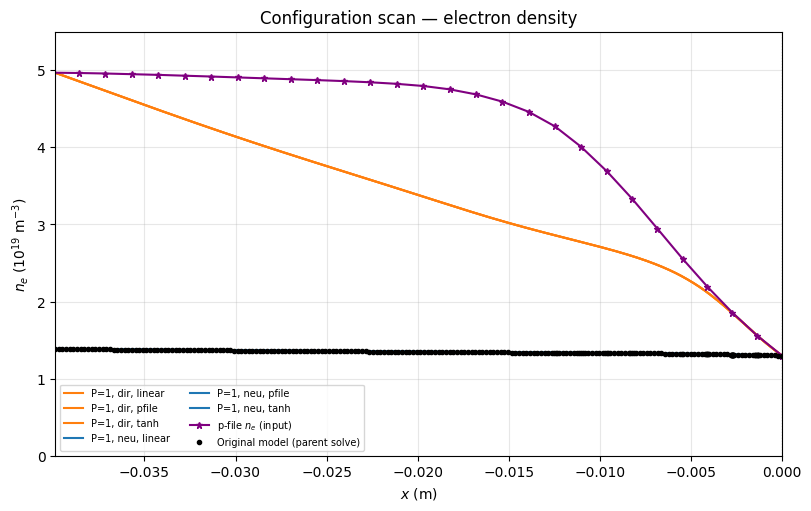
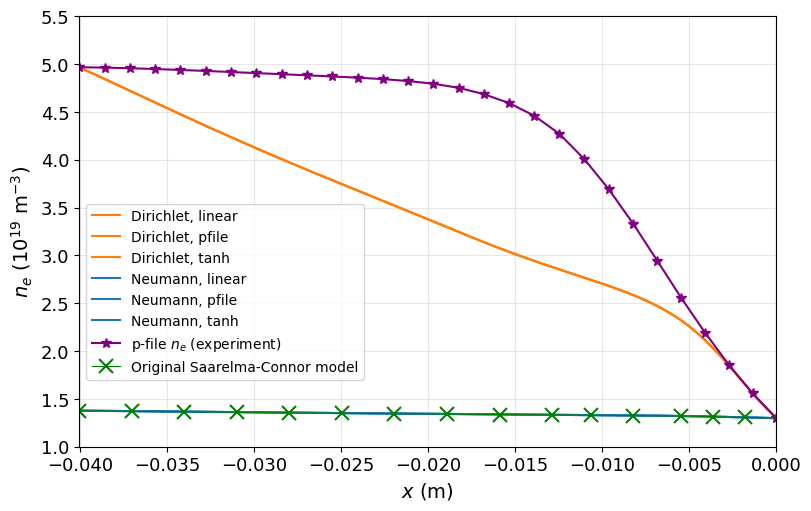
Unified diff of the notebook cell whose output changed from the first chart to the second:
--- before
+++ after
@@ -4,4 +4,23 @@
 linestyles = {True: "-", False: "--"}
 colors_bc = {"neumann": "tab:blue", "dirichlet": "tab:orange"}
+
+
+def _plot_og_saarelma_connor(ax, x_plot, y, scale, label="Original Saarelma-Connor model", x_y=None):
+    """Sparse green markers for the parent ``solve()`` profile."""
+    x_plot = np.asarray(x_plot, dtype=float)
+    y = np.asarray(y, dtype=float)
+    if x_y is None:
+        x_y = x_plot
+    else:
+        x_y = np.asarray(x_y, dtype=float)
+    if x_plot.shape != y.shape:
+        y = np.interp(x_plot, x_y, y)
+    markevery = max(1, len(x_plot) // 15)
+    ax.plot(
+        x_plot, y / scale,
+        linestyle="-", color="green", marker="x",
+        markevery=markevery, ms=10, mew=1.5, lw=0.8,
+        label=label,
+    )
 
 
@@ -12,5 +31,5 @@
         if not res["ok"]:
             continue
-        lbl = f"P={int(use_picard)}, {ne_inner_bc[:3]}, {initial_guess}"
+        lbl = f"{ne_inner_bc.capitalize()}, {initial_guess}"
         ax.plot(
             res["x"],
@@ -26,9 +45,10 @@
 
     ax.axvline(0, color="k", ls=":", lw=0.8)
-    ax.set_xlabel(r"$x$ (m)")
-    ax.set_ylabel(ylabel)
-    ax.set_title(title)
+    ax.set_xlabel(r"$x$ (m)", fontsize=14)
+    ax.set_ylabel(ylabel, fontsize=14)
+    # ax.set_title(title)
     ax.grid(True, alpha=0.3)
-    ax.legend(fontsize=7, ncol=2, loc="best")
+    ax.tick_params(axis="both", labelsize=13)
+    ax.legend(fontsize=10, ncol=1, loc="lower left", bbox_to_anchor=(0, 0.14))
 
 
@@ -42,18 +62,16 @@
 ax_ne.plot(
     model.x_init, model.n_e_pres / 1e19, 
-    "*-", color="purple", ms=5,
-    label="p-file $n_e$ (input)",
+    "*-", color="purple", ms=7,
+    label="p-file $n_e$ (experiment)",
 )
 try:
-    ax_ne.plot(
-        og_model_x, og_model_ne / 1e19,
-        color="k", ls="none", marker="o", ms=3, lw=0,
-        label="Original model (parent solve)",
-    )
+    _plot_og_saarelma_connor(ax_ne, og_model_x, og_model_ne, 1e19, x_y=og_model_x_ref)
 except NameError:
     pass  # og_model_* not defined if parent solve failed
-ax_ne.legend(fontsize=7, ncol=2, loc="best")
-ax_ne.set_ylim(0,5.5)
+ax_ne.legend(fontsize=10, ncol=1, loc="lower left", bbox_to_anchor=(0, 0.14))
+ax_ne.set_ylim(1, 5.5)
+plt.savefig("ne_scan.png", dpi=300)
 plt.show()
+
 
 # --- n_FC ---
@@ -64,4 +82,10 @@
     "Configuration scan — Franck-Condon neutrals",
 )
+try:
+    _plot_og_saarelma_connor(ax_fc, og_model_x, og_model_nFC, 1e15, x_y=og_model_x_ref)
+    ax_fc.legend(fontsize=10, ncol=1, loc="lower left", bbox_to_anchor=(0, 0.14))
+except NameError:
+    pass
+plt.savefig("nfc_scan.png", dpi=300)
 plt.show()
 
@@ -73,4 +97,10 @@
     "Configuration scan — charge-exchange neutrals",
 )
+try:
+    _plot_og_saarelma_connor(ax_cx, og_model_x, og_model_nCX, 1e15, x_y=og_model_x_ref)
+    ax_cx.legend(fontsize=10, ncol=1, loc="lower left", bbox_to_anchor=(0, 0.14))
+except NameError:
+    pass
+plt.savefig("ncx_scan.png", dpi=300)
 plt.show()
 
@@ -83,7 +113,8 @@
 ]
 fig_key, ax_key = plt.subplots(figsize=(4, 2))
-ax_key.legend(handles=legend_elems, loc="center")
+ax_key.legend(handles=legend_elems, loc="center", fontsize=9)
 ax_key.axis("off")
 ax_key.set_title("Line colour = inner BC; linestyle = Picard / Newton")
+
 plt.show()
 

Commit: apma4302 final completed, final updates relating to this submission